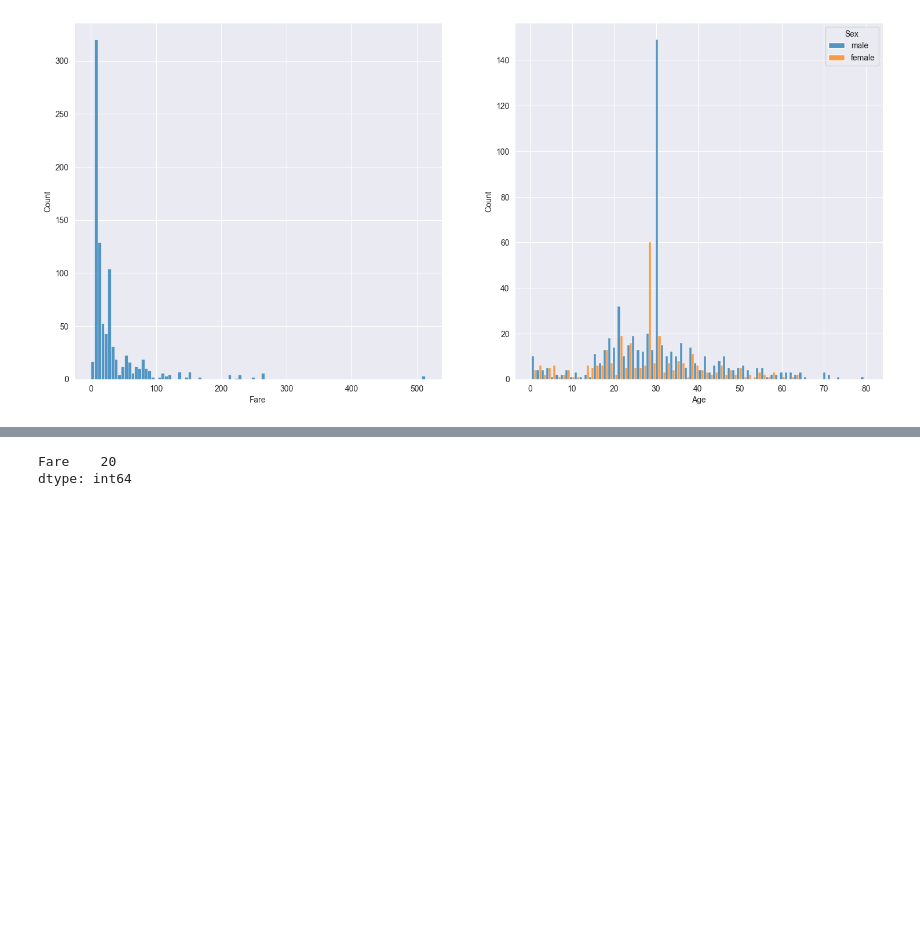
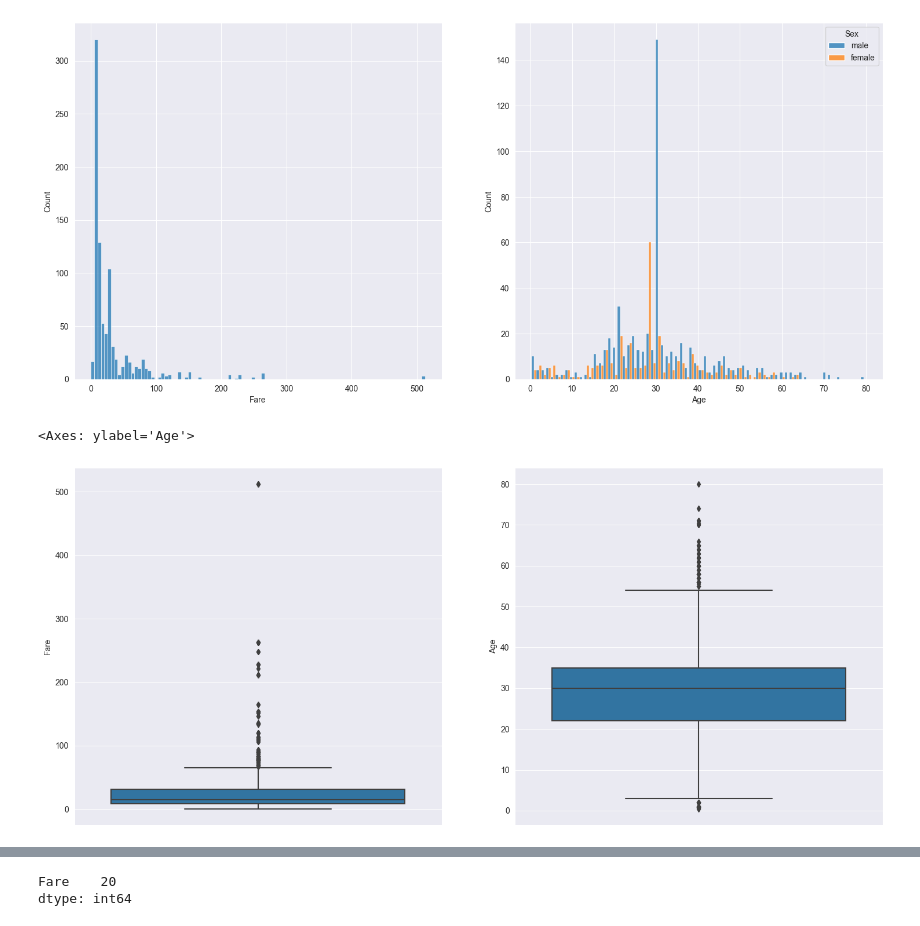
Before and after one commit to dgilrua/Titanic-Machine-Learning, a Jupyter notebook: titanic.ipynb, the cells around one changed output, grey strips where cells are left out. Saved outputs shown, nothing was run; the diff lists cells and outputs as text; code cells hidden in the pictures; blank space fills up the shorter version.

```diff
--- a/titanic.ipynb
+++ b/titanic.ipynb
@@ -173,3 +173,11 @@ sns.histplot(data=titanic_df, x='Age', bins=70, ax=ax[1], hue='Sex', multiple='d
 # %% [output]
 <Axes: xlabel='Age', ylabel='Count'>
 [figure]
+# %%
+#Graficamos los boxplot de estas variables para verificas cuales valores pueden ser outliers
+fig, ax = plt.subplots(1,2,figsize=(18,8))
+sns.boxplot(data=titanic_df, y='Fare', ax=ax[0], hue='Survived')
+sns.boxplot(data=titanic_df, y='Age', ax=ax[1], hue='Survived')
+# %% [output]
+<Axes: ylabel='Age'>
+[figure, added]
```
Also changed, not shown: parts of 2 cells of this notebook.
